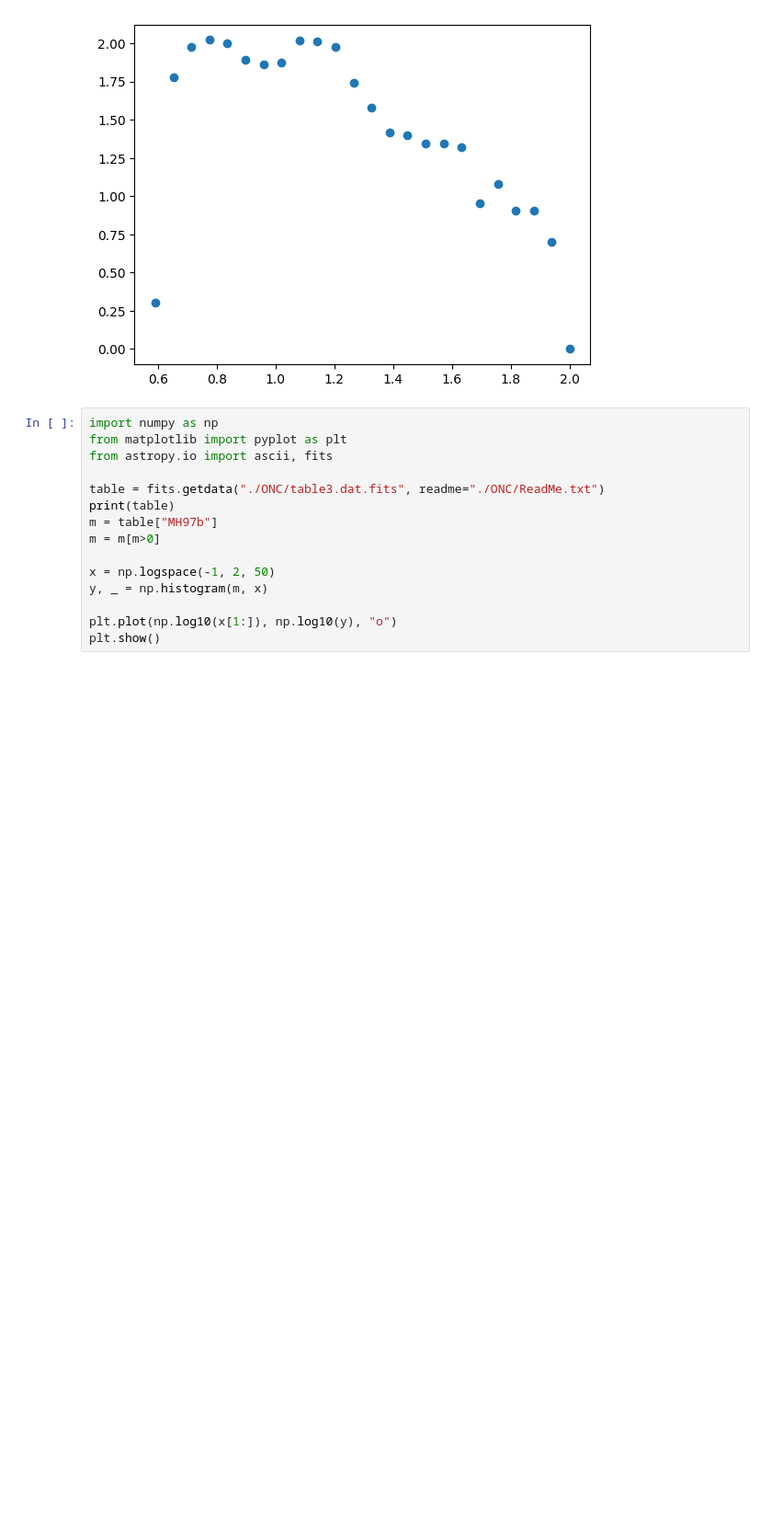
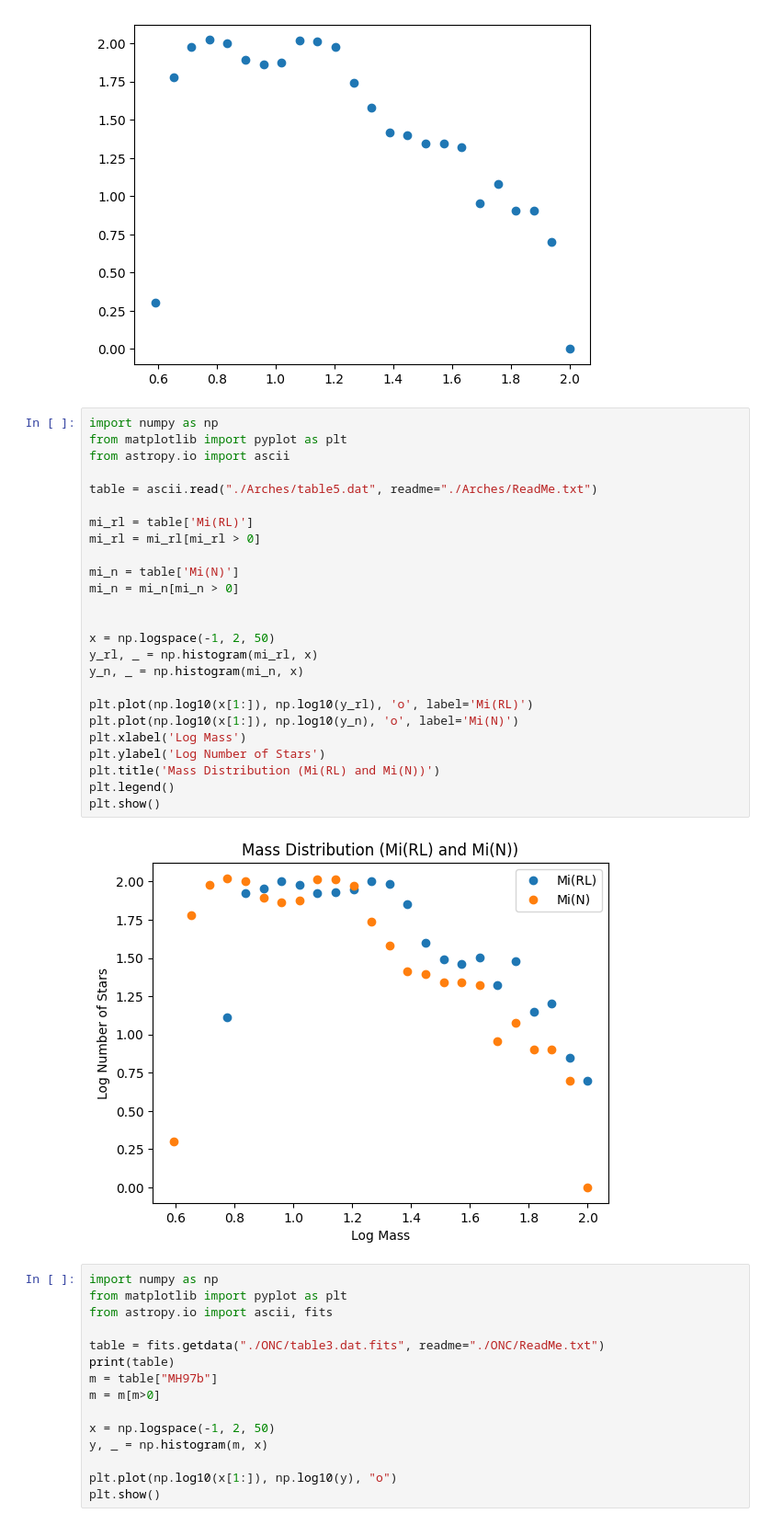
Before and after one commit to laxm7/sta_project, a Jupyter notebook: imf_chiara_felix_laxman.ipynb, the cells around one changed output. Shown at 92% size. Drawn from its saved outputs; the diff is of its cells as text; blank space fills up the shorter version.

Commit message:
mass plot

```diff
--- a/imf_chiara_felix_laxman.ipynb
+++ b/imf_chiara_felix_laxman.ipynb
@@ -78,6 +78,33 @@ plt.plot(np.log10(x[1:]), np.log10(y), "o")
 plt.show()
 # %% [output]
 [figure]
+# %%
+import numpy as np
+from matplotlib import pyplot as plt
+from astropy.io import ascii
+
+table = ascii.read("./Arches/table5.dat", readme="./Arches/ReadMe.txt")
+
+mi_rl = table['Mi(RL)']
+mi_rl = mi_rl[mi_rl > 0]
+
+mi_n = table['Mi(N)']
+mi_n = mi_n[mi_n > 0]
+
+
+x = np.logspace(-1, 2, 50)
+y_rl, _ = np.histogram(mi_rl, x)
+y_n, _ = np.histogram(mi_n, x)
+
+plt.plot(np.log10(x[1:]), np.log10(y_rl), 'o', label='Mi(RL)')
+plt.plot(np.log10(x[1:]), np.log10(y_n), 'o', label='Mi(N)')
+plt.xlabel('Log Mass')
+plt.ylabel('Log Number of Stars')
+plt.title('Mass Distribution (Mi(RL) and Mi(N))')
+plt.legend()
+plt.show()
+# %% [output]
+[figure, added]
 # %%
 import numpy as np
 from matplotlib import pyplot as plt
```
